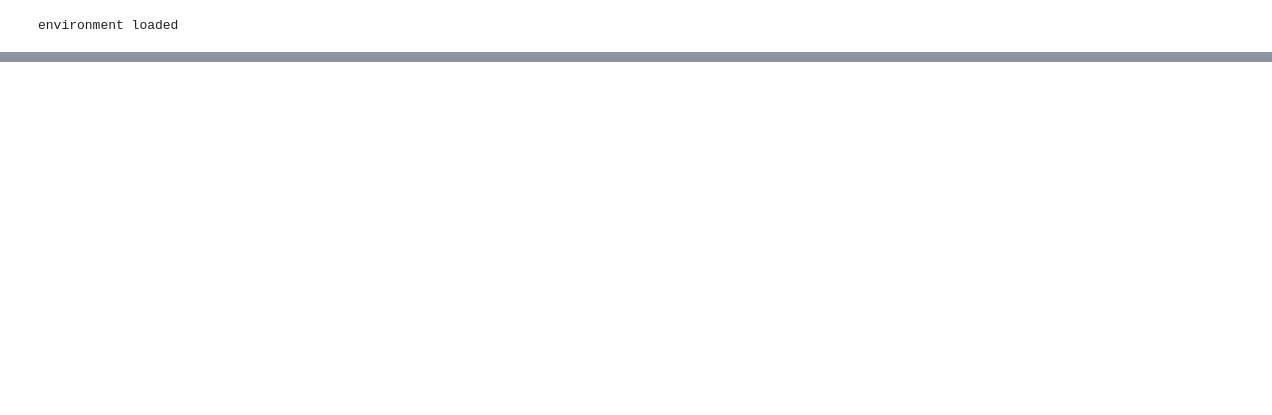
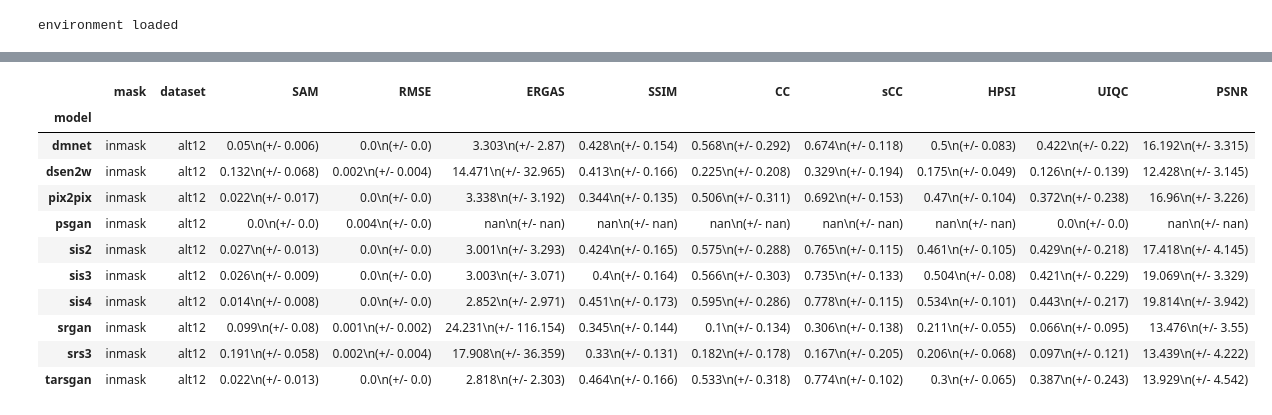
Before and after one commit to ucabcbo/ARISGAN, a Jupyter notebook: summary_eval.ipynb, the cells around one changed output, grey strips where cells are left out. Cells and saved outputs as stored; diff of their text form; code cells hidden in the pictures; blank space fills up the shorter version.

```diff
--- a/summary_eval.ipynb
+++ b/summary_eval.ipynb
@@ -194 +193,35 @@ quintile('HPSI', masked=False, dataset=None, returndf=True)
+# %%
+my_mask = 'inmask'
+my_dataset = 'alt12'
+
+test = grouped_df[(grouped_df['mask'] == my_mask) & (grouped_df['dataset'] == my_dataset)].copy()
+
+for metric in metrics:
+    def meanandstd(row) -> str:
+        try:
+            return f'{round(row[f"{metric}_mean"], 3)}\n(+/- {round(row[f"{metric}_std"], 3)})'
+        except:
+            return None
+
+    test[metric] = test.apply(meanandstd, axis=1)
+    test = test.drop([f'{metric}_mean',f'{metric}_std'], axis=1)
+
+test = test.drop(['loss','batch'], axis=1)
+test = test.set_index('model')
+
+test.to_csv(f'eval_{my_dataset}_{my_mask}.csv', index=True)
+test
+# %% [output]
+|  | mask | dataset | SAM | RMSE | ERGAS | SSIM | CC | sCC | HPSI | UIQC | PSNR |
+| model |  |  |  |  |  |  |  |  |  |  |  |
+| dmnet | inmask | alt12 | 0.05\n(+/- 0.006) | 0.0\n(+/- 0.0) | 3.303\n(+/- 2.87) | 0.428\n(+/- 0.154) | 0.568\n(+/- 0.292) | 0.674\n(+/- 0.118) | 0.5\n(+/- 0.083) | 0.422\n(+/- 0.22) | 16.192\n(+/- 3.315) |
+| dsen2w | inmask | alt12 | 0.132\n(+/- 0.068) | 0.002\n(+/- 0.004) | 14.471\n(+/- 32.965) | 0.413\n(+/- 0.166) | 0.225\n(+/- 0.208) | 0.329\n(+/- 0.194) | 0.175\n(+/- 0.049) | 0.126\n(+/- 0.139) | 12.428\n(+/- 3.145) |
+| pix2pix | inmask | alt12 | 0.022\n(+/- 0.017) | 0.0\n(+/- 0.0) | 3.338\n(+/- 3.192) | 0.344\n(+/- 0.135) | 0.506\n(+/- 0.311) | 0.692\n(+/- 0.153) | 0.47\n(+/- 0.104) | 0.372\n(+/- 0.238) | 16.96\n(+/- 3.226) |
+| psgan | inmask | alt12 | 0.0\n(+/- 0.0) | 0.004\n(+/- 0.0) | nan\n(+/- nan) | nan\n(+/- nan) | nan\n(+/- nan) | nan\n(+/- nan) | nan\n(+/- nan) | 0.0\n(+/- 0.0) | nan\n(+/- nan) |
+| sis2 | inmask | alt12 | 0.027\n(+/- 0.013) | 0.0\n(+/- 0.0) | 3.001\n(+/- 3.293) | 0.424\n(+/- 0.165) | 0.575\n(+/- 0.288) | 0.765\n(+/- 0.115) | 0.461\n(+/- 0.105) | 0.429\n(+/- 0.218) | 17.418\n(+/- 4.145) |
+| sis3 | inmask | alt12 | 0.026\n(+/- 0.009) | 0.0\n(+/- 0.0) | 3.003\n(+/- 3.071) | 0.4\n(+/- 0.164) | 0.566\n(+/- 0.303) | 0.735\n(+/- 0.133) | 0.504\n(+/- 0.08) | 0.421\n(+/- 0.229) | 19.069\n(+/- 3.329) |
+| sis4 | inmask | alt12 | 0.014\n(+/- 0.008) | 0.0\n(+/- 0.0) | 2.852\n(+/- 2.971) | 0.451\n(+/- 0.173) | 0.595\n(+/- 0.286) | 0.778\n(+/- 0.115) | 0.534\n(+/- 0.101) | 0.443\n(+/- 0.217) | 19.814\n(+/- 3.942) |
+| srgan | inmask | alt12 | 0.099\n(+/- 0.08) | 0.001\n(+/- 0.002) | 24.231\n(+/- 116.154) | 0.345\n(+/- 0.144) | 0.1\n(+/- 0.134) | 0.306\n(+/- 0.138) | 0.211\n(+/- 0.055) | 0.066\n(+/- 0.095) | 13.476\n(+/- 3.55) |
+| srs3 | inmask | alt12 | 0.191\n(+/- 0.058) | 0.002\n(+/- 0.004) | 17.908\n(+/- 36.359) | 0.33\n(+/- 0.131) | 0.182\n(+/- 0.178) | 0.167\n(+/- 0.205) | 0.206\n(+/- 0.068) | 0.097\n(+/- 0.121) | 13.439\n(+/- 4.222) |
+| tarsgan | inmask | alt12 | 0.022\n(+/- 0.013) | 0.0\n(+/- 0.0) | 2.818\n(+/- 2.303) | 0.464\n(+/- 0.166) | 0.533\n(+/- 0.318) | 0.774\n(+/- 0.102) | 0.3\n(+/- 0.065) | 0.387\n(+/- 0.243) | 13.929\n(+/- 4.542) |
 # %%
```
Also changed, not shown: parts of 8 cells of this notebook.
